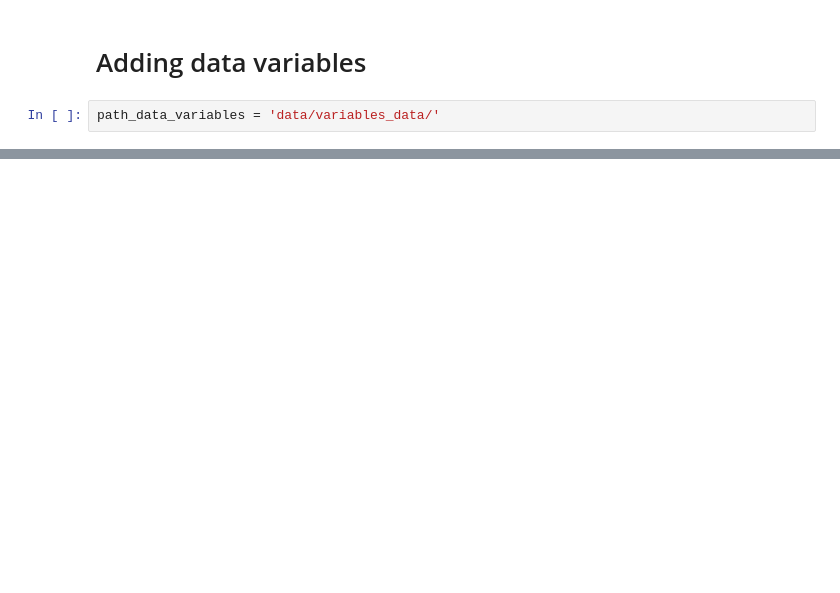
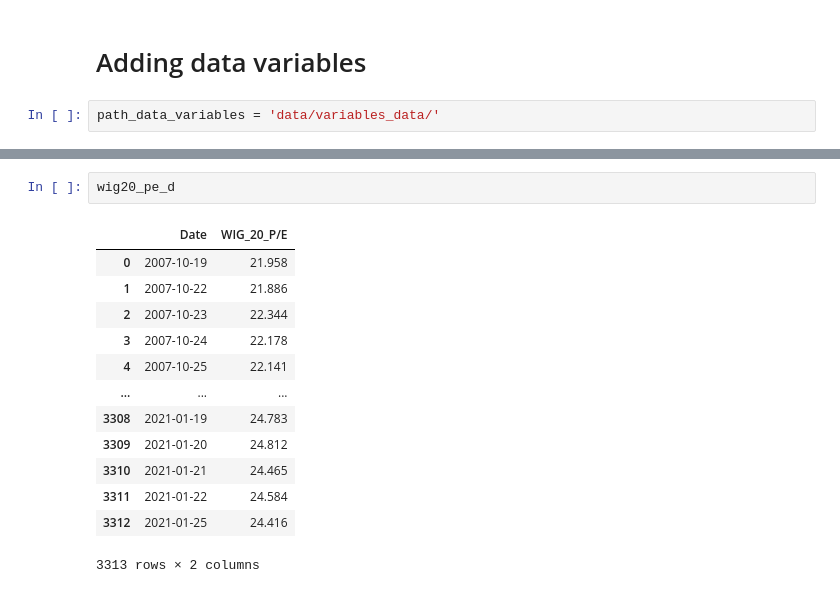
Before and after one commit to BartoszSzablowski/Forecasting-changes-on-the-stock-by-day, a Jupyter notebook: Prepare_data.ipynb, the cells around one changed output, grey strips where cells are left out. Drawn from its saved outputs; the diff is of its cells as text; blank space fills up the shorter version.

```diff
--- a/Prepare_data.ipynb
+++ b/Prepare_data.ipynb
@@ -110,0 +223,16 @@ wig20_dy_d
+# %%
+wig20_pe_d
+# %% [output]
+|  | Date | WIG_20_P/E |
+| 0 | 2007-10-19 | 21.958 |
+| 1 | 2007-10-22 | 21.886 |
+| 2 | 2007-10-23 | 22.344 |
+| 3 | 2007-10-24 | 22.178 |
+| 4 | 2007-10-25 | 22.141 |
+| ... | ... | ... |
+| 3308 | 2021-01-19 | 24.783 |
+| 3309 | 2021-01-20 | 24.812 |
+| 3310 | 2021-01-21 | 24.465 |
+| 3311 | 2021-01-22 | 24.584 |
+| 3312 | 2021-01-25 | 24.416 |
+3313 rows × 2 columns
```
Also changed, not shown: parts of 9 cells of this notebook, 11 other files.
